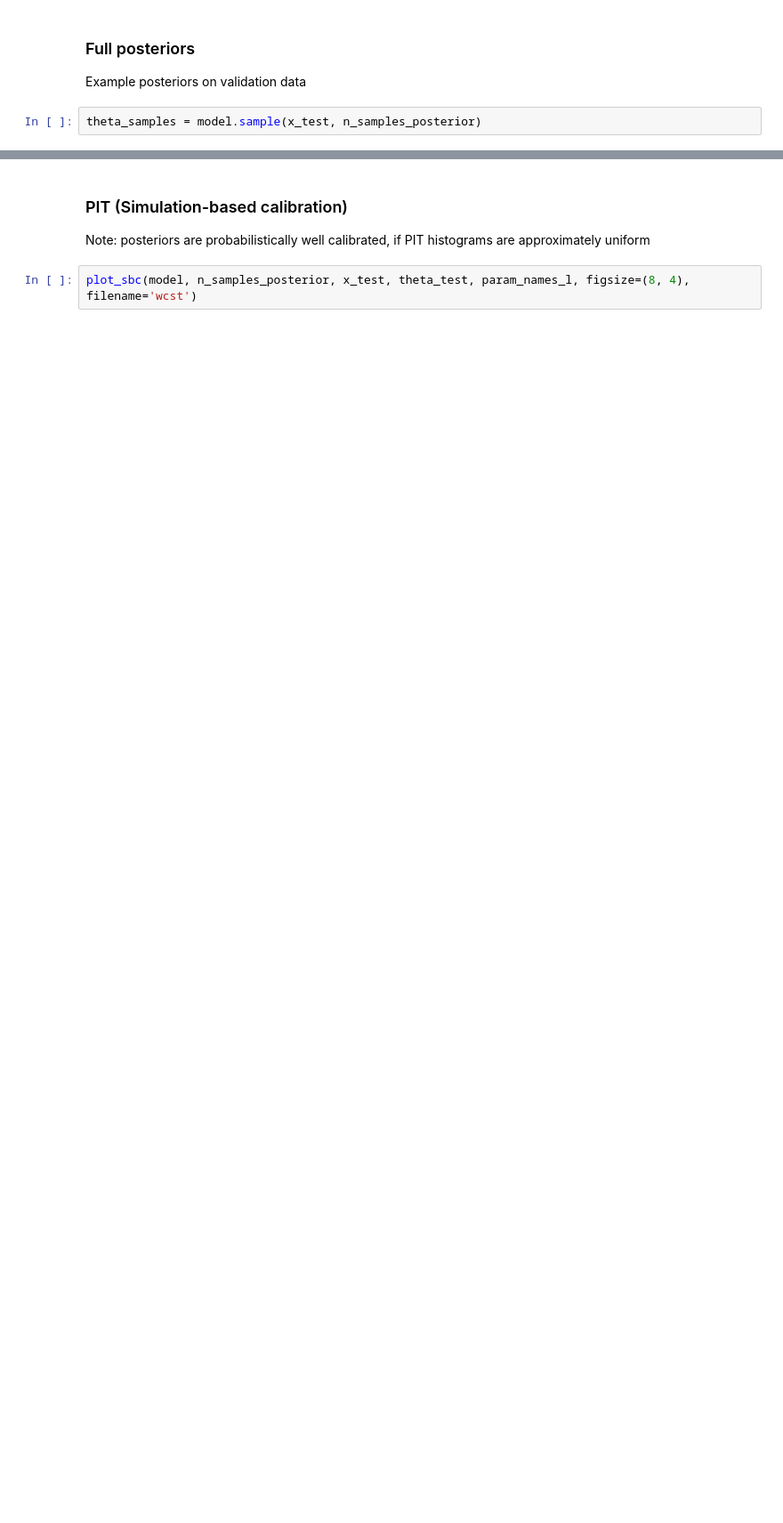
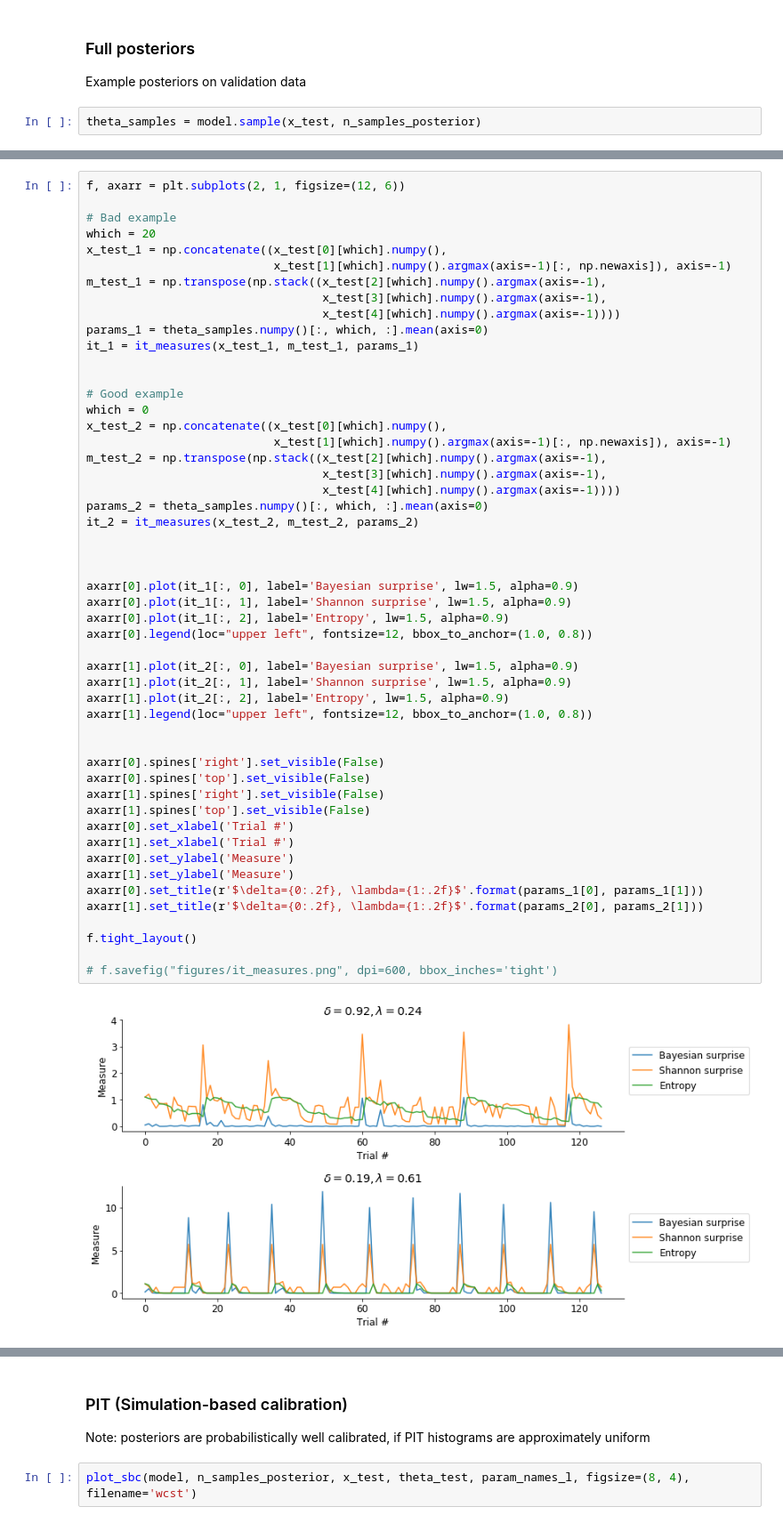
Before and after one commit to stefanradev93/DBN, a Jupyter notebook: WCST_INN_Final.ipynb, the cells around one changed output, grey strips where cells are left out. Shown at 89% size. Saved outputs shown, nothing was run; the diff lists cells and outputs as text; blank space fills up the shorter version.

```diff
--- a/WCST_INN_Final.ipynb
+++ b/WCST_INN_Final.ipynb
@@ -355,0 +364,53 @@ plot_true_est_posterior_samples(theta_samples[:, :2, :],
+# %%
+f, axarr = plt.subplots(2, 1, figsize=(12, 6))
+
+# Bad example
+which = 20
+x_test_1 = np.concatenate((x_test[0][which].numpy(),
+                           x_test[1][which].numpy().argmax(axis=-1)[:, np.newaxis]), axis=-1)
+m_test_1 = np.transpose(np.stack((x_test[2][which].numpy().argmax(axis=-1),
+                                  x_test[3][which].numpy().argmax(axis=-1),
+                                  x_test[4][which].numpy().argmax(axis=-1))))
+params_1 = theta_samples.numpy()[:, which, :].mean(axis=0)
+it_1 = it_measures(x_test_1, m_test_1, params_1)
+
+
+# Good example
+which = 0
+x_test_2 = np.concatenate((x_test[0][which].numpy(),
+                           x_test[1][which].numpy().argmax(axis=-1)[:, np.newaxis]), axis=-1)
+m_test_2 = np.transpose(np.stack((x_test[2][which].numpy().argmax(axis=-1),
+                                  x_test[3][which].numpy().argmax(axis=-1),
+                                  x_test[4][which].numpy().argmax(axis=-1))))
+params_2 = theta_samples.numpy()[:, which, :].mean(axis=0)
+it_2 = it_measures(x_test_2, m_test_2, params_2)
+
+
+
+axarr[0].plot(it_1[:, 0], label='Bayesian surprise', lw=1.5, alpha=0.9)
+axarr[0].plot(it_1[:, 1], label='Shannon surprise', lw=1.5, alpha=0.9)
+axarr[0].plot(it_1[:, 2], label='Entropy', lw=1.5, alpha=0.9)
+axarr[0].legend(loc="upper left", fontsize=12, bbox_to_anchor=(1.0, 0.8))
+
+axarr[1].plot(it_2[:, 0], label='Bayesian surprise', lw=1.5, alpha=0.9)
+axarr[1].plot(it_2[:, 1], label='Shannon surprise', lw=1.5, alpha=0.9)
+axarr[1].plot(it_2[:, 2], label='Entropy', lw=1.5, alpha=0.9)
+axarr[1].legend(loc="upper left", fontsize=12, bbox_to_anchor=(1.0, 0.8))
+
+
+axarr[0].spines['right'].set_visible(False)
+axarr[0].spines['top'].set_visible(False)
+axarr[1].spines['right'].set_visible(False)
+axarr[1].spines['top'].set_visible(False)
+axarr[0].set_xlabel('Trial #')
+axarr[1].set_xlabel('Trial #')
+axarr[0].set_ylabel('Measure')
+axarr[1].set_ylabel('Measure')
+axarr[0].set_title(r'$\delta={0:.2f}, \lambda={1:.2f}$'.format(params_1[0], params_1[1]))
+axarr[1].set_title(r'$\delta={0:.2f}, \lambda={1:.2f}$'.format(params_2[0], params_2[1]))
+
+f.tight_layout()
+
+# f.savefig("figures/it_measures.png", dpi=600, bbox_inches='tight')
+# %% [output]
+[figure, added]
```
Also changed, not shown: parts of 13 cells of this notebook, 6 other files.
